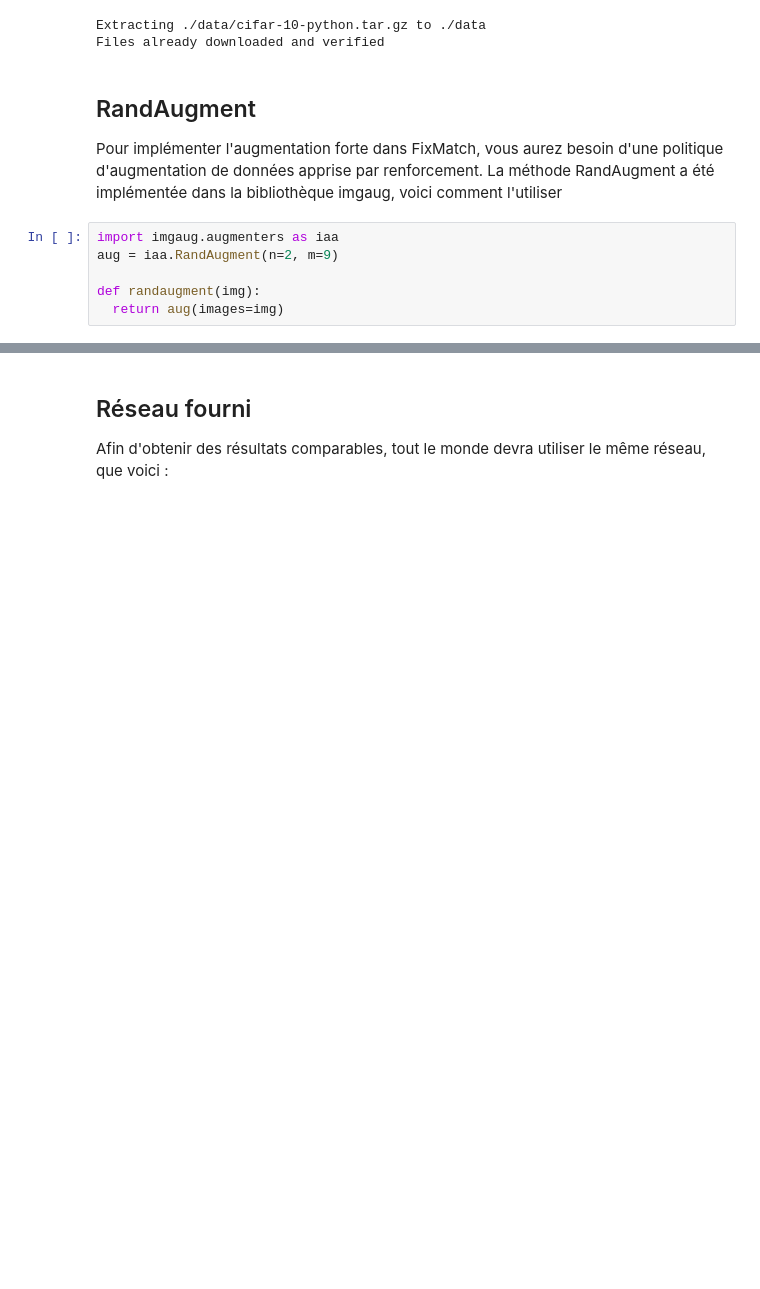
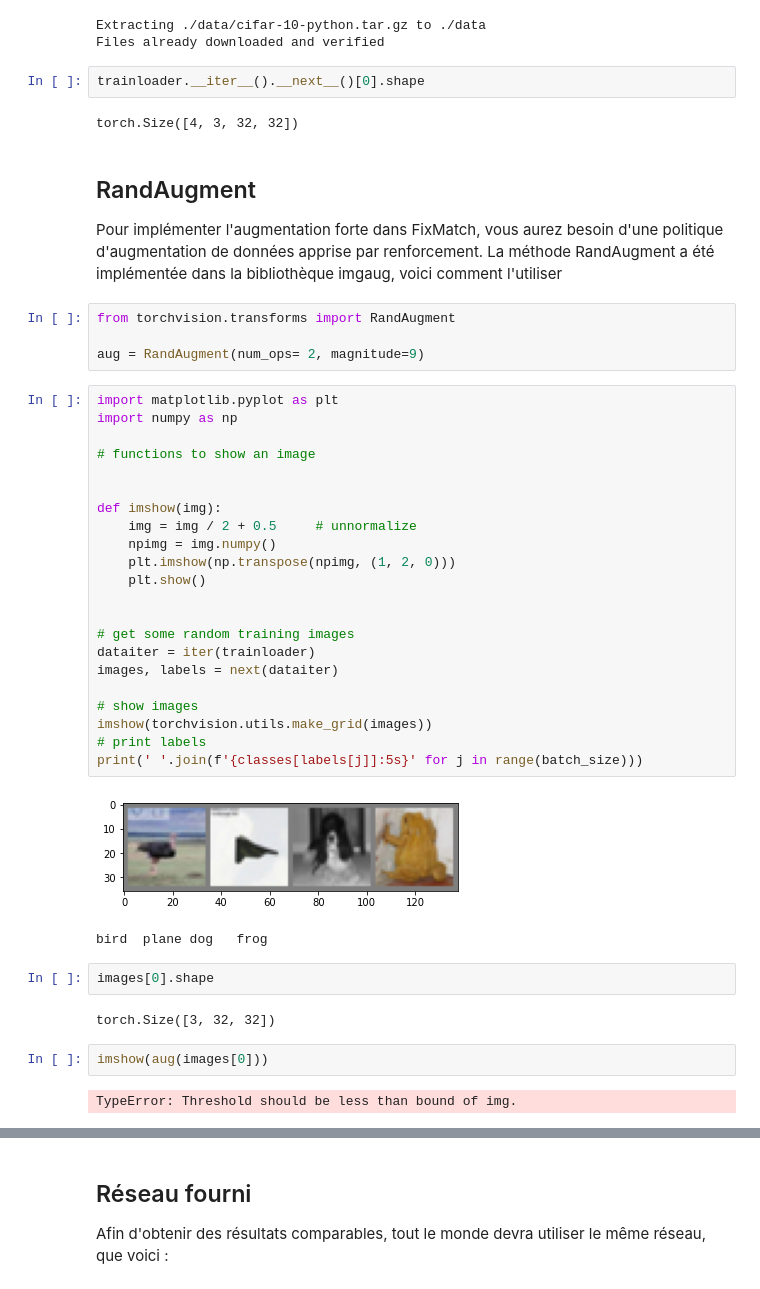
Before and after one commit to julien-blanchon/ProjetFixMatch, a Jupyter notebook: Projet_FixMatch.ipynb, the cells around one changed output, grey strips where cells are left out. Drawn from its saved outputs; the diff is of its cells as text; blank space fills up the shorter version.

Commit message:
randaugment + cleanup

```diff
--- a/Projet_FixMatch.ipynb
+++ b/Projet_FixMatch.ipynb
@@ -51,13 +51,48 @@ classes = ('plane', 'car', 'bird', 'cat',
 Downloading https://www.cs.toronto.edu/~kriz/cifar-10-python.tar.gz to ./data/cifar-10-python.tar.gz
 Extracting ./data/cifar-10-python.tar.gz to ./data
 Files already downloaded and verified
+# %%
+trainloader.__iter__().__next__()[0].shape
+# %% [output]
+torch.Size([4, 3, 32, 32])
 # %% [markdown]
 ## RandAugment
 
 Pour implémenter l'augmentation forte dans FixMatch, vous aurez besoin d'une politique d'augmentation de données apprise par renforcement. La méthode RandAugment a été implémentée dans la bibliothèque imgaug, voici comment l'utiliser
-# %%
-import imgaug.augmenters as iaa
-aug = iaa.RandAugment(n=2, m=9)
-
-def randaugment(img):
-  return aug(images=img)
+# %%
+from torchvision.transforms import RandAugment
+
+aug = RandAugment(num_ops= 2, magnitude=9)
+# %%
+import matplotlib.pyplot as plt
+import numpy as np
+
+# functions to show an image
+
+
+def imshow(img):
+    img = img / 2 + 0.5     # unnormalize
+    npimg = img.numpy()
+    plt.imshow(np.transpose(npimg, (1, 2, 0)))
+    plt.show()
+
+
+# get some random training images
+dataiter = iter(trainloader)
+images, labels = next(dataiter)
+
+# show images
+imshow(torchvision.utils.make_grid(images))
+# print labels
+print(' '.join(f'{classes[labels[j]]:5s}' for j in range(batch_size)))
+# %% [output]
+[figure, added]
+bird  plane dog   frog
+# %%
+images[0].shape
+# %% [output]
+torch.Size([3, 32, 32])
+# %%
+imshow(aug(images[0]))
+# %% [output]
+TypeError: Threshold should be less than bound of img.
```
Also changed, not shown: parts of 6 cells of this notebook.
